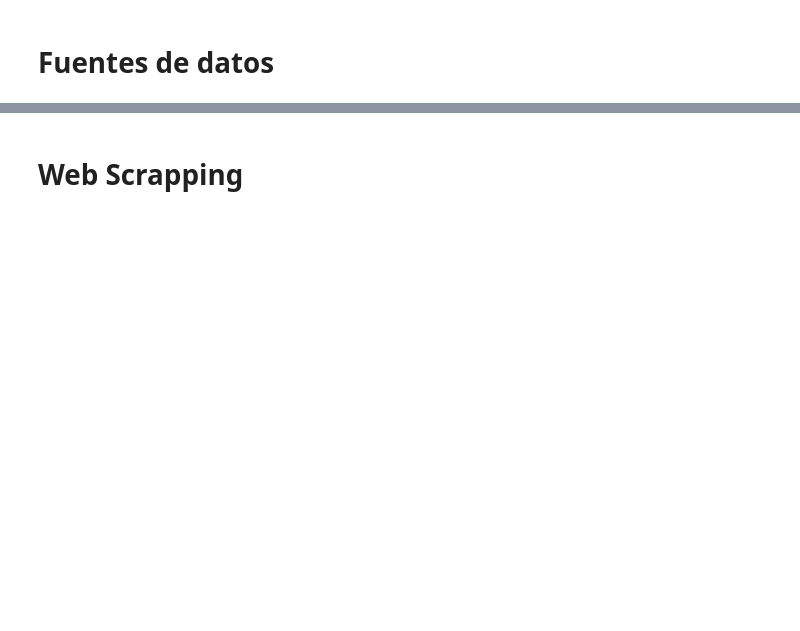
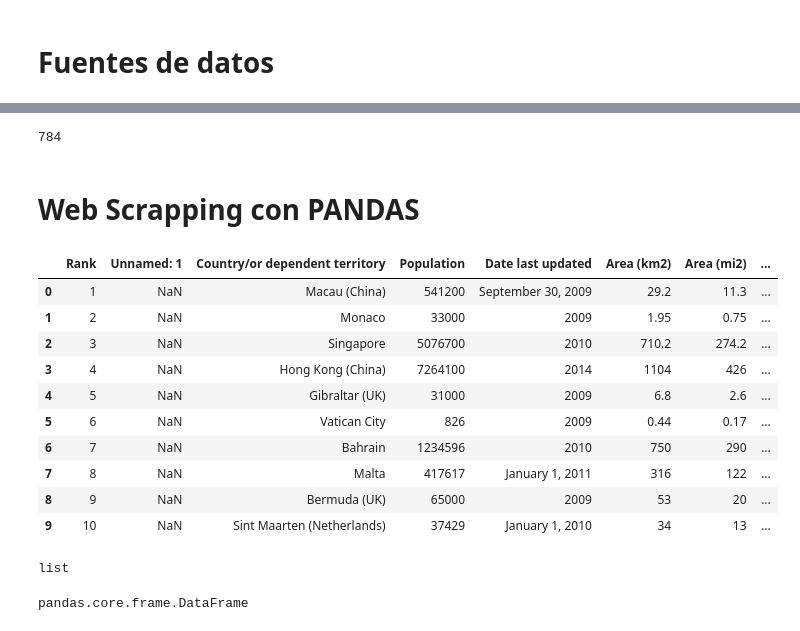
Before and after one commit to insanitus/fuzzy-happiness, a Jupyter notebook: Fuentes de datos.ipynb, the cells around one changed output, grey strips where cells are left out. Saved outputs shown, nothing was run; the diff lists cells and outputs as text; code cells hidden in the pictures; blank space fills up the shorter version.

```diff
--- a/Fuentes de datos.ipynb
+++ b/Fuentes de datos.ipynb
@@ -39,2 +161,34 @@ db_connection.close()
+# %%
+len(pokemon)
+# %% [output]
+784
 # %% [markdown]
-# Web Scrapping
+# Web Scrapping con PANDAS
+# %%
+import pandas as pd  # Cargar modulo
+
+
+# Asignar el resultado del metodo read_html a densidad_paises
+# Parametro header=0 para establecer el header de la tabla
+# Consultar: http://pandas.pydata.org/pandas-docs/stable/gotchas.html#html-gotchas
+densidad_paises = pd.read_html('https://simple.wikipedia.org/wiki/List_of_countries_by_population_density', header=0)
+
+# Observar los primeros 10 registros
+densidad_paises[0][:10]
+# %% [output]
+|  | Rank | Unnamed: 1 | Country/or dependent territory | Population | Date last updated | Area (km2) | Area (mi2) | ... |
+| 0 | 1 | NaN | Macau (China) | 541200 | September 30, 2009 | 29.2 | 11.3 | ... |
+| 1 | 2 | NaN | Monaco | 33000 | 2009 | 1.95 | 0.75 | ... |
+| 2 | 3 | NaN | Singapore | 5076700 | 2010 | 710.2 | 274.2 | ... |
+| 3 | 4 | NaN | Hong Kong (China) | 7264100 | 2014 | 1104 | 426 | ... |
+| 4 | 5 | NaN | Gibraltar (UK) | 31000 | 2009 | 6.8 | 2.6 | ... |
+| 5 | 6 | NaN | Vatican City | 826 | 2009 | 0.44 | 0.17 | ... |
+| 6 | 7 | NaN | Bahrain | 1234596 | 2010 | 750 | 290 | ... |
+| 7 | 8 | NaN | Malta | 417617 | January 1, 2011 | 316 | 122 | ... |
+| 8 | 9 | NaN | Bermuda (UK) | 65000 | 2009 | 53 | 20 | ... |
+| 9 | 10 | NaN | Sint Maarten (Netherlands) | 37429 | January 1, 2010 | 34 | 13 | ... |
+# %%
+# Que tipo de objeto tenemos?
+type(densidad_paises)
+# %% [output]
+list
@@ -40,0 +199,5 @@ db_connection.close()
+# %%
+# Que tipo de objeto tenemos?
+type(densidad_paises_dataframe)
+# %% [output]
+pandas.core.frame.DataFrame
```
Also changed, not shown: parts of 39 cells of this notebook, 8 other files.
